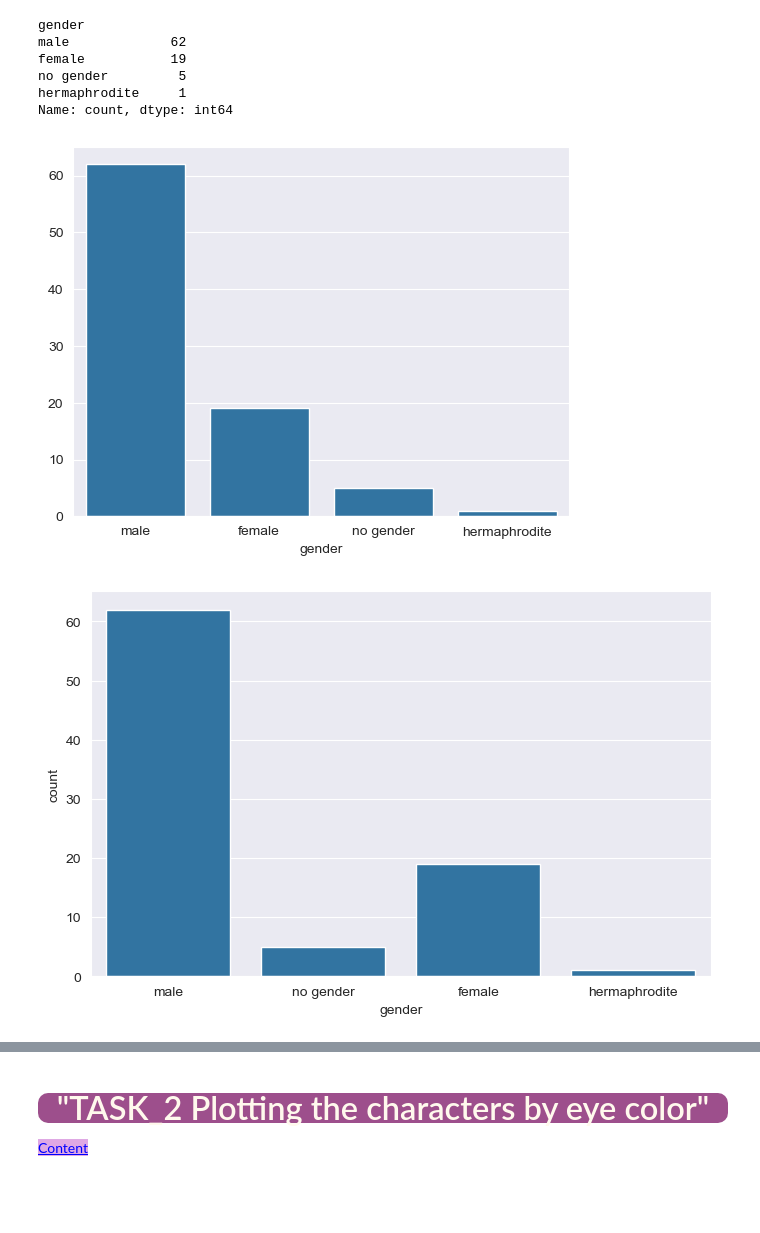
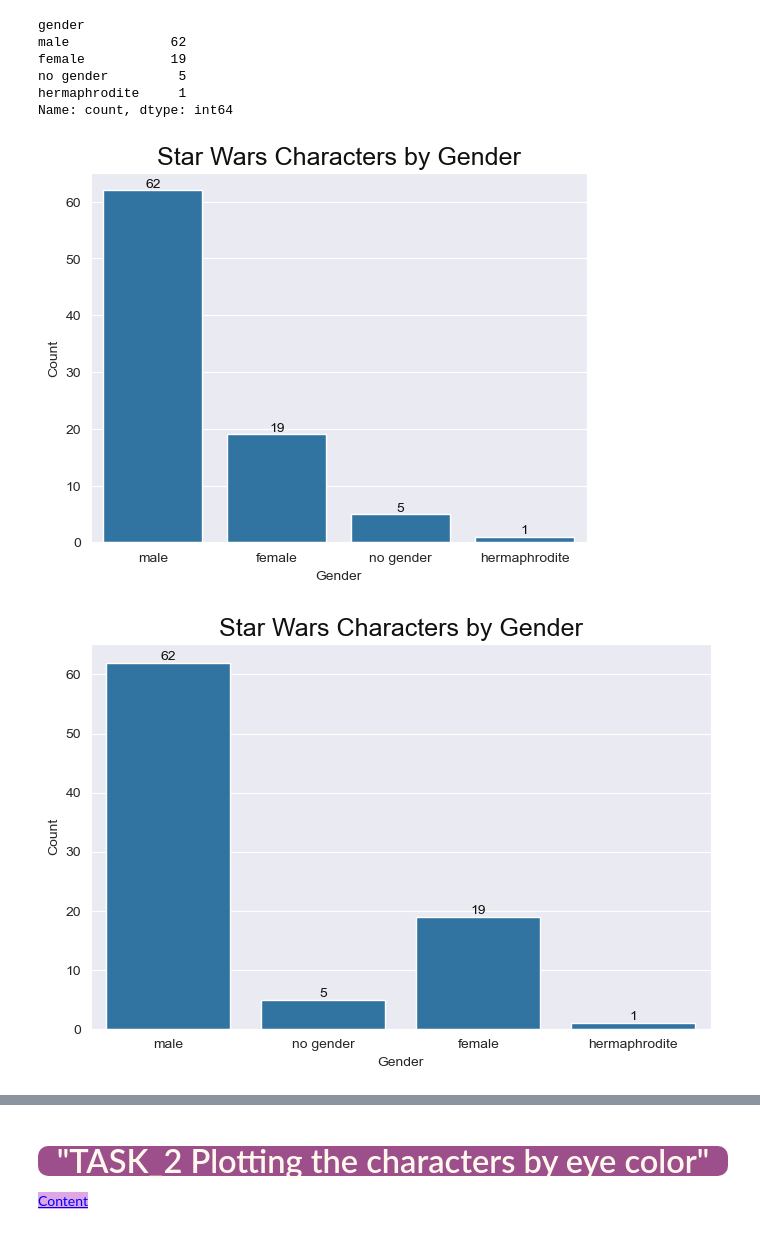
Before and after one commit to iceyisaak/clarusway_ds, a Jupyter notebook: DVwPy_Assignment_2_Star_Wars_Characters (seaborn)_V02.ipynb, the cells around one changed output, grey strips where cells are left out. Drawn from its saved outputs; the diff is of its cells as text; code cells hidden in the pictures; blank space fills up the shorter version.

```diff
--- a/DVwPy_Assignment_2_Star_Wars_Characters (seaborn)_V02.ipynb
+++ b/DVwPy_Assignment_2_Star_Wars_Characters (seaborn)_V02.ipynb
@@ -294,16 +294,30 @@ Name: count, dtype: int64
 # with seaborn barplot
 
 ax = sns.barplot(x=gender.index, y=gender.values)
+
+for container in ax.containers:
+    ax.bar_label(container, label_type='edge', color='#101010', fontsize=10)
+
+plt.xlabel('Gender')
+plt.ylabel('Count')
+plt.title('Star Wars Characters by Gender', fontsize=18, color='#101010');
 # %% [output]
-[figure, old version]
+[figure, new version]
 # %%
 # with seaborn countplot
 
 plt.figure(figsize=(8,5))
 
-sns.countplot(x='gender', data=df[['gender']]);
+ax = sns.countplot(x='gender', data=df)
+
+for container in ax.containers:
+    ax.bar_label(container, label_type='edge', color='#101010', fontsize=10)
+
+plt.xlabel('Gender')
+plt.ylabel('Count')
+plt.title('Star Wars Characters by Gender', fontsize=18, color='#101010');
 # %% [output]
-[figure, old version]
+[figure, new version]
 # %% [markdown]
 <a id="3"></a>
 # %% [markdown]
```
Also changed, not shown: parts of 32 cells of this notebook.
